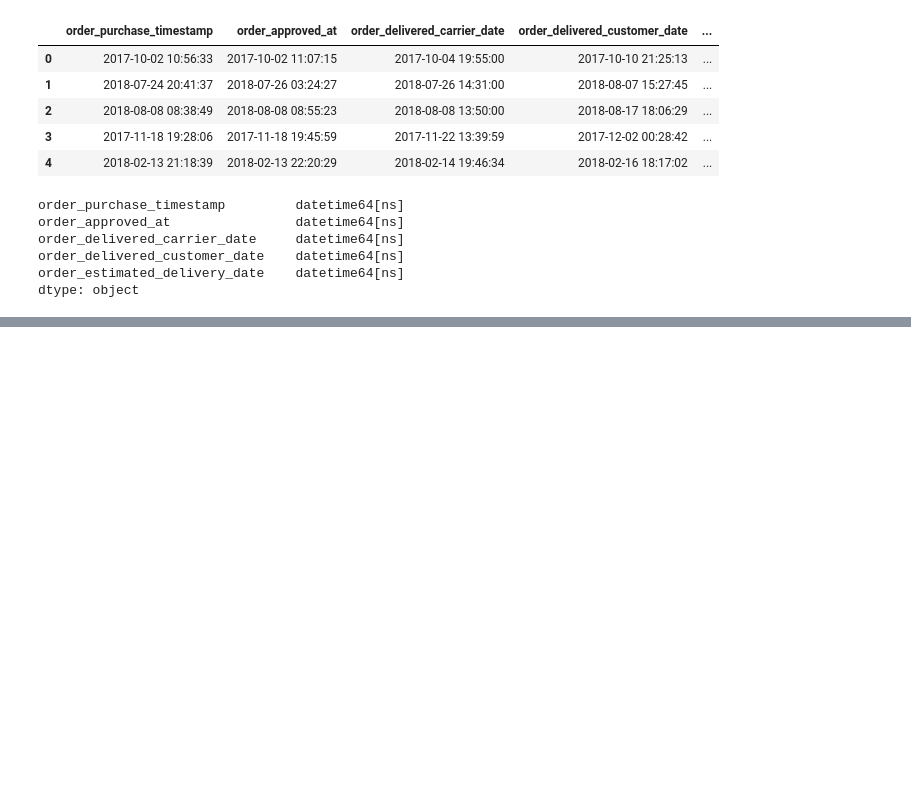
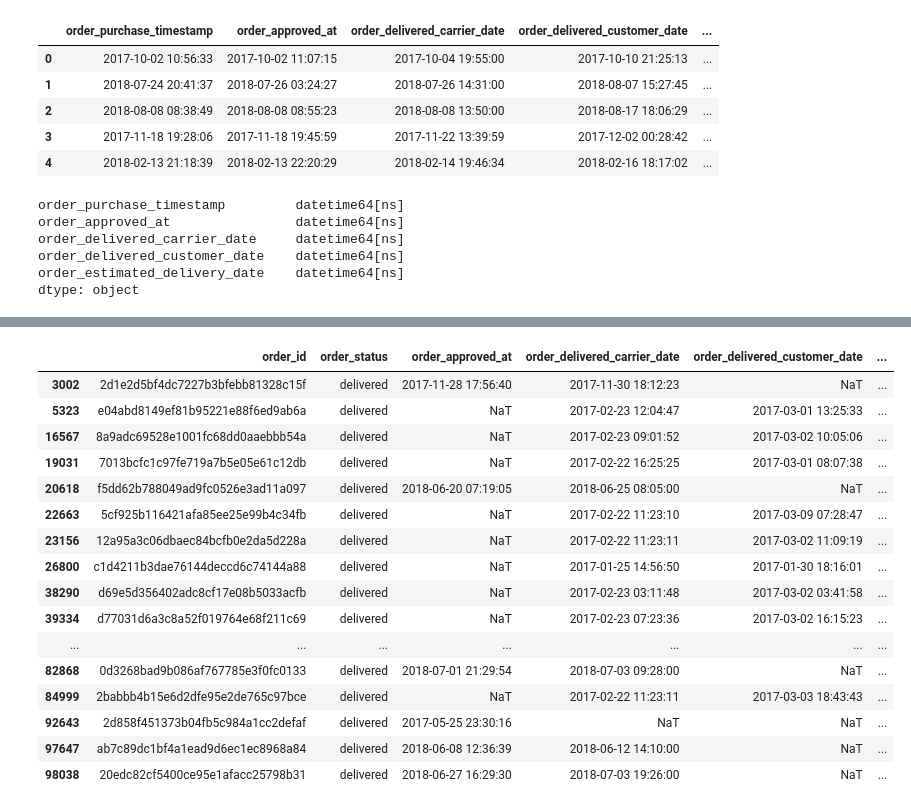
Before and after one commit to Vishv18/AI-Business-Analyst, a Jupyter notebook: notebooks/01_data_exploration.ipynb, the cells around one changed output, grey strips where cells are left out. Drawn from its saved outputs; the diff is of its cells as text; code cells hidden in the pictures; blank space fills up the shorter version.

```diff
--- a/notebooks/01_data_exploration.ipynb
+++ b/notebooks/01_data_exploration.ipynb
@@ -198,0 +240,38 @@ dtype: object
+# %%
+delivered_missing_dates = orders[
+    (orders["order_status"] == "delivered") &
+    (
+        orders["order_approved_at"].isnull() |
+        orders["order_delivered_carrier_date"].isnull() |
+        orders["order_delivered_customer_date"].isnull()
+    )
+]
+
+delivered_missing_dates[
+    [
+        "order_id",
+        "order_status",
+        "order_approved_at",
+        "order_delivered_carrier_date",
+        "order_delivered_customer_date",
+        "order_estimated_delivery_date"
+    ]
+]
+# %% [output]
+|  | order_id | order_status | order_approved_at | order_delivered_carrier_date | order_delivered_customer_date | ... |
+| 3002 | 2d1e2d5bf4dc7227b3bfebb81328c15f | delivered | 2017-11-28 17:56:40 | 2017-11-30 18:12:23 | NaT | ... |
+| 5323 | e04abd8149ef81b95221e88f6ed9ab6a | delivered | NaT | 2017-02-23 12:04:47 | 2017-03-01 13:25:33 | ... |
+| 16567 | 8a9adc69528e1001fc68dd0aaebbb54a | delivered | NaT | 2017-02-23 09:01:52 | 2017-03-02 10:05:06 | ... |
+| 19031 | 7013bcfc1c97fe719a7b5e05e61c12db | delivered | NaT | 2017-02-22 16:25:25 | 2017-03-01 08:07:38 | ... |
+| 20618 | f5dd62b788049ad9fc0526e3ad11a097 | delivered | 2018-06-20 07:19:05 | 2018-06-25 08:05:00 | NaT | ... |
+| 22663 | 5cf925b116421afa85ee25e99b4c34fb | delivered | NaT | 2017-02-22 11:23:10 | 2017-03-09 07:28:47 | ... |
+| 23156 | 12a95a3c06dbaec84bcfb0e2da5d228a | delivered | NaT | 2017-02-22 11:23:11 | 2017-03-02 11:09:19 | ... |
+| 26800 | c1d4211b3dae76144deccd6c74144a88 | delivered | NaT | 2017-01-25 14:56:50 | 2017-01-30 18:16:01 | ... |
+| 38290 | d69e5d356402adc8cf17e08b5033acfb | delivered | NaT | 2017-02-23 03:11:48 | 2017-03-02 03:41:58 | ... |
+| 39334 | d77031d6a3c8a52f019764e68f211c69 | delivered | NaT | 2017-02-23 07:23:36 | 2017-03-02 16:15:23 | ... |
+| ... | ... | ... | ... | ... | ... | ... |
+| 82868 | 0d3268bad9b086af767785e3f0fc0133 | delivered | 2018-07-01 21:29:54 | 2018-07-03 09:28:00 | NaT | ... |
+| 84999 | 2babbb4b15e6d2dfe95e2de765c97bce | delivered | NaT | 2017-02-22 11:23:11 | 2017-03-03 18:43:43 | ... |
+| 92643 | 2d858f451373b04fb5c984a1cc2defaf | delivered | 2017-05-25 23:30:16 | NaT | NaT | ... |
+| 97647 | ab7c89dc1bf4a1ead9d6ec1ec8968a84 | delivered | 2018-06-08 12:36:39 | 2018-06-12 14:10:00 | NaT | ... |
+| 98038 | 20edc82cf5400ce95e1afacc25798b31 | delivered | 2018-06-27 16:29:30 | 2018-07-03 19:26:00 | NaT | ... |
```
Also changed, not shown: parts of 3 cells of this notebook.
